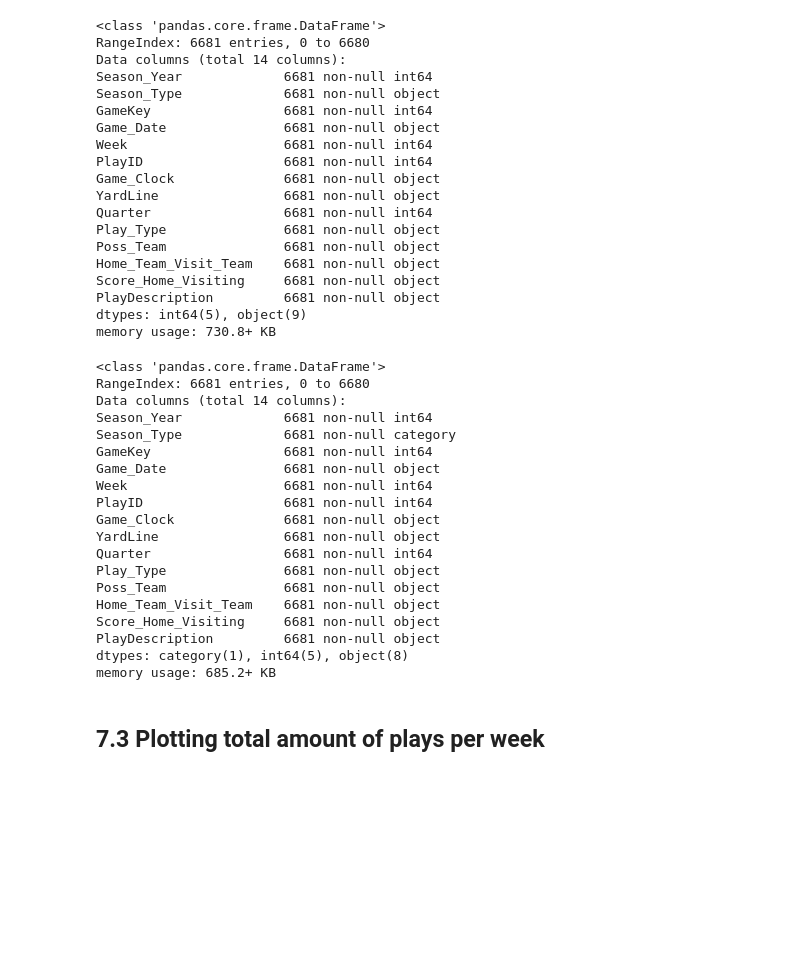
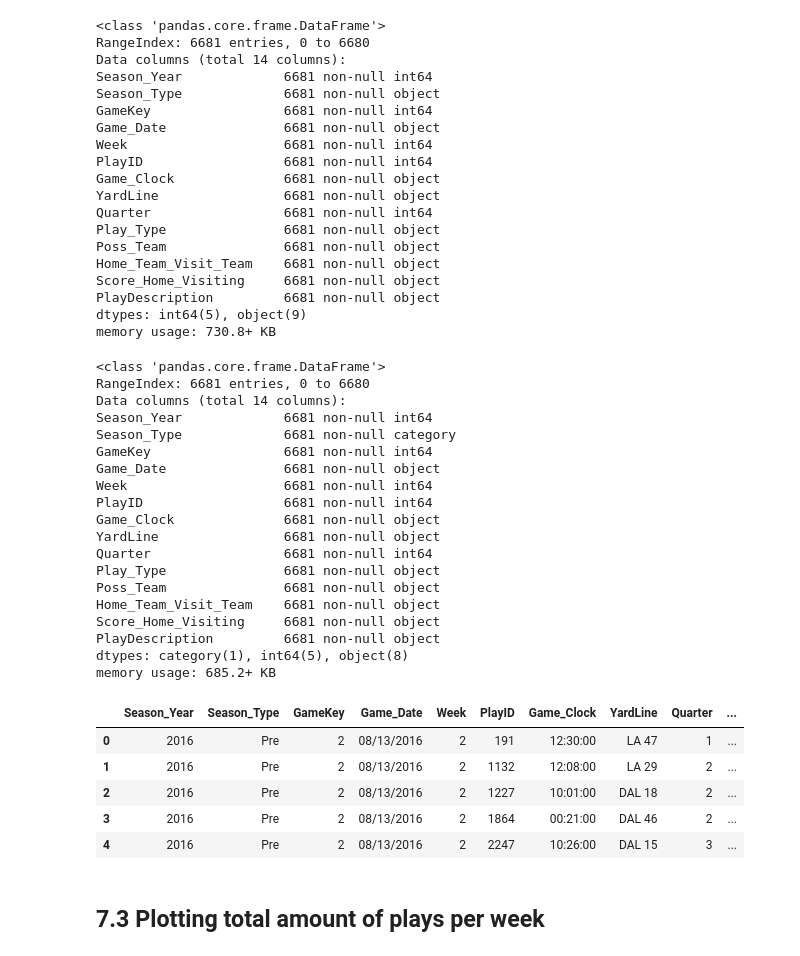
Before and after one commit to CJL89/NFL-Punt-Analysis, a Jupyter notebook: NFL_Punt_Analysis.ipynb, the cells around one changed output. Cells and saved outputs as stored; diff of their text form; code cells hidden in the pictures; blank space fills up the shorter version.

```diff
--- a/NFL_Punt_Analysis.ipynb
+++ b/NFL_Punt_Analysis.ipynb
@@ -600,28 +599,37 @@ dtypes: int64(5), object(9)
 memory usage: 730.8+ KB
 # %%
 category_columns = ['Season_Type']
+date_time = ['Game_Clock']
 play_information[category_columns] = play_information[category_columns].astype('category')
+play_information['Game_Clock'] = pd.to_datetime(play_information['Game_Clock'], format='%H:%M').dt.time
 play_information.info()
+play_information.head()
 # %% [output]
 <class 'pandas.core.frame.DataFrame'>
 RangeIndex: 6681 entries, 0 to 6680
 Data columns (total 14 columns):
 Season_Year             6681 non-null int64
 Season_Type             6681 non-null category
 GameKey                 6681 non-null int64
 Game_Date               6681 non-null object
 Week                    6681 non-null int64
 PlayID                  6681 non-null int64
 Game_Clock              6681 non-null object
 YardLine                6681 non-null object
 Quarter                 6681 non-null int64
 Play_Type               6681 non-null object
 Poss_Team               6681 non-null object
 Home_Team_Visit_Team    6681 non-null object
 Score_Home_Visiting     6681 non-null object
 PlayDescription         6681 non-null object
 dtypes: category(1), int64(5), object(8)
 memory usage: 685.2+ KB
+|  | Season_Year | Season_Type | GameKey | Game_Date | Week | PlayID | Game_Clock | YardLine | Quarter | ... |
+| 0 | 2016 | Pre | 2 | 08/13/2016 | 2 | 191 | 12:30:00 | LA 47 | 1 | ... |
+| 1 | 2016 | Pre | 2 | 08/13/2016 | 2 | 1132 | 12:08:00 | LA 29 | 2 | ... |
+| 2 | 2016 | Pre | 2 | 08/13/2016 | 2 | 1227 | 10:01:00 | DAL 18 | 2 | ... |
+| 3 | 2016 | Pre | 2 | 08/13/2016 | 2 | 1864 | 00:21:00 | DAL 46 | 2 | ... |
+| 4 | 2016 | Pre | 2 | 08/13/2016 | 2 | 2247 | 10:26:00 | DAL 15 | 3 | ... |
 # %% [markdown]
 ## <a id='play_information_types_plot'><b>7.3 Plotting total amount of plays per week</b></a>
 # %%
```
Also changed, not shown: parts of 22 cells of this notebook.
